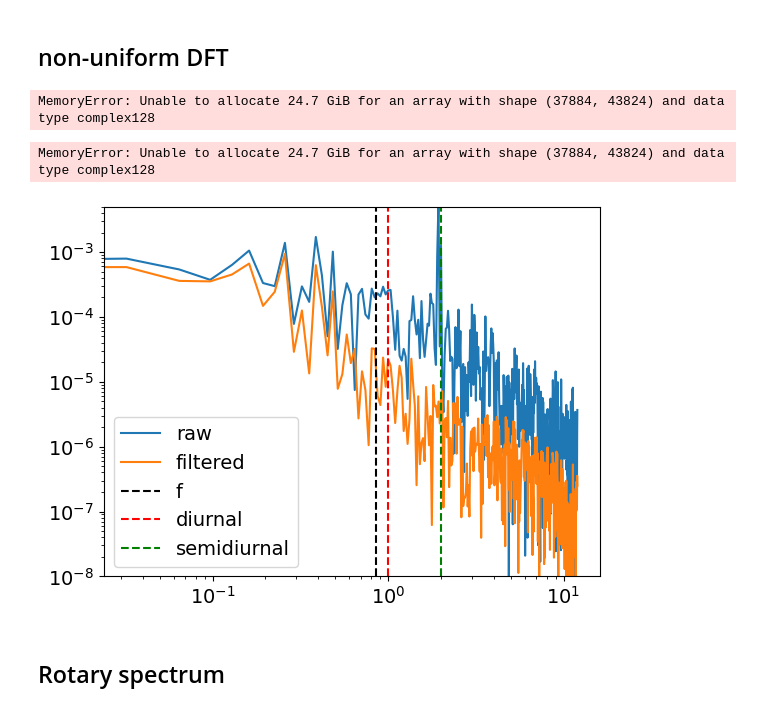
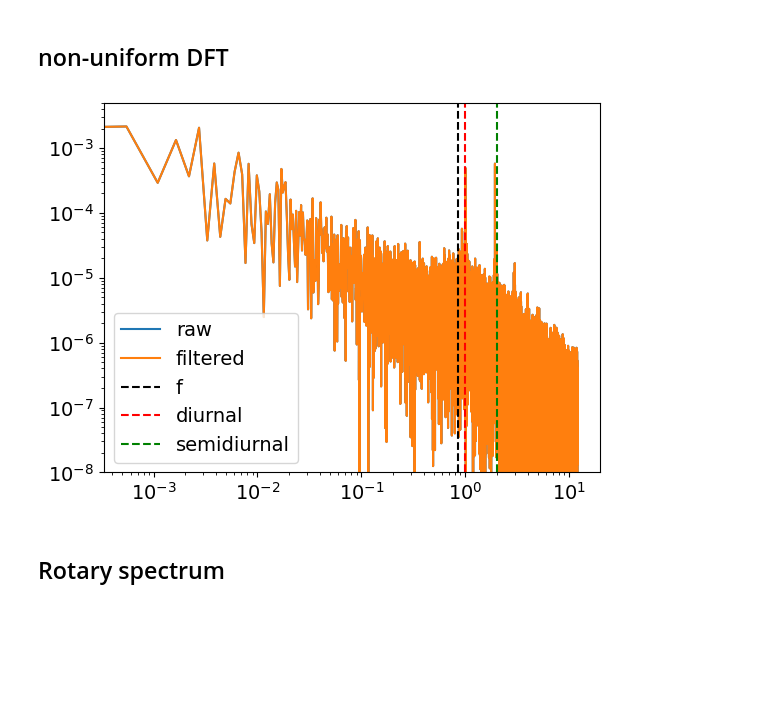
Before and after one commit to HendrikGro/TORI_Codar_Analysis, a Jupyter notebook: code/Code_TOROS.ipynb, the cells around one changed output. Cells and saved outputs as stored; diff of their text form; code cells hidden in the pictures; blank space fills up the shorter version.

```diff
--- a/code/Code_TOROS.ipynb
+++ b/code/Code_TOROS.ipynb
@@ -225,9 +231,9 @@ freq,ps,psd = spectrum1(u_detrended[:,10,10].interpolate_na(dim='time',method='l
 # %% [markdown]
 ## non-uniform DFT
 # %%
-def nudft(data,xarray_apply=True):
+def nufft(data,xarray_apply=True):
     '''
-    does a non-uniform discrete fourier transform on data with a uniform grid but nan values in it
+    does a non-uniform fast fourier transform on data with a uniform grid but nan values in it
 
     returns freq: frequency in cycles per timestep (cph for hourly data)
             f_k: amplitude for each wavenumber k as a complex number
@@ -247,7 +253,7 @@ def nudft(data,xarray_apply=True):
     data_masked = data[mask]
     t = np.linspace(0, 1,N_freq)[mask]
 
-    f_k = nfft.ndft_adjoint(t,data_masked,N_freq)
+    f_k = nfft.nfft_adjoint(t,data_masked,N_freq)
     ps = np.abs(f_k)**2/N_freq**2
     psd = ps * N_freq
     freq = k/N_freq
@@ -260,19 +266,19 @@ def nudft(data,xarray_apply=True):
 # %%
 def spectral_analysis(da):
     '''
-    apply the nudft on each spatial point of a 2D dataset along the timeseries
+    apply the nufft on each spatial point of a 2D dataset along the timeseries
     returns xarray DataSet with frequency spectrum, powerspectrum, power spectral density for each point
     t is masked time array without nans, necessary for reconstruction of time series from frequency spectrum
     '''
     dt = xr.apply_ufunc(
-                nudft,
+                nufft,
                 da,
                 input_core_dims=[['time']],
                 output_core_dims=[['freq','dim0']],
                 vectorize=True,
                 output_dtypes=['complex'],
                 dask="parallelized",
-                dask_gufunc_kwargs={'output_sizes':{'freq':(744,5)}}
+                dask_gufunc_kwargs={'output_sizes':{'freq':744,'dim0':5}}
             )
     dt = xr.Dataset(coords={
         'lat':(['y','x'],dt['lat'].data),
@@ -287,26 +293,8 @@ def spectral_analysis(da):
 
     })
     dt = dt.transpose('freq','y','x')
-    dt = dt.where(dt!=0)
+    # dt = dt.where(dt!=0)
     return dt
 
-spectral_u = spectral_analysis(velocity.u_detrended)
-spectral_v = spectral_analysis(velocity.v_detrended)
 # hann = xr.DataArray(coords={'time':velocity.time.values},data=np.hanning(744))
 # spectral_u_hann = spectral_analysis(velocity.u_demeaned*hann)
-# %%
-data = velocity.u_detrended[:,12,28]
-mask = ~np.isnan(data)
-
-N_freq = len(data)
-k = -(N_freq//2) + np.arange(N_freq)
-
-data_masked = data[mask].data
-t = np.linspace(0, 1,N_freq)[mask]
-
-f_k = nfft.ndft_adjoint(t,data_masked,N_freq)
-# ps = np.abs(f_k)**2/N_freq**2
-# psd = ps * N_freq
-# freq = k/N_freq
-# %% [output]
-MemoryError: Unable to allocate 24.7 GiB for an array with shape (37884, 43824) and data type complex128
@@ -313,8 +304,17 @@ MemoryError: Unable to allocate 24.7 GiB for an array with shape (37884, 43824)
+# %%
+spectral_v = spectral_v.where(spectral_v!=0)
+
+spectral_v_nocomplex = spectral_v.copy()
+
+spectral_v_nocomplex['f_k_real'] = np.real(spectral_v_nocomplex.f_k)
+spectral_v_nocomplex['f_k_imag'] = np.imag(spectral_v_nocomplex.f_k)
+
+spectral_v_nocomplex = spectral_v_nocomplex.drop(['f_k'])
+
+spectral_v_nocomplex.to_netcdf(input_path + 'spectral_v.nc')
 # %%
-freq,f_k,ps,psd,t = nudft(velocity.u_detrended[:,12,28],xarray_apply=False)
-# freq,f_k_filtered,ps_filtered,psd_filtered,data_reconstructed_filtered = nudft(velocity.u_filtered[:,12,28],xarray_apply=False)
+freq,f_k,ps,psd,t = nufft(velocity.v_detrended[:,12,28],xarray_apply=False)
+# freq,f_k_filtered,ps_filtered,psd_filtered,data_reconstructed_filtered = nufft(velocity.u_filtered[:,12,28],xarray_apply=False)
-# %% [output]
-MemoryError: Unable to allocate 24.7 GiB for an array with shape (37884, 43824) and data type complex128
 # %%
 freq_pos = freq[372:]
 
@@ -329,23 +329,23 @@ psd_pos[1:] = psd_pos[1:]*2
 # %%
 f_coriolis = 2*7.29e-5*np.sin(25/180*np.pi)/2/np.pi*3600*24
 
 plt.loglog(freq*24,ps,label='raw')
-plt.loglog(freq*24,ps_filtered,label='filtered')
+plt.loglog(freq*24,spectral_v.isel(x=28,y=12).ps,label='filtered')
 
 # plt.loglog(spectral_u_hann.isel(x=10,y=10).freq*24,spectral_u_hann.isel(x=10,y=10).ps,label='hann')
 # plt.loglog(spectral_u.isel(x=10,y=10).freq*24,spectral_u.isel(x=10,y=10).ps,label='detrend')
 
 ymin,ymax = 1e-8,5e-3
 plt.vlines([f_coriolis],ymin,ymax,color=['k'],linestyle='--',label='f')
 plt.vlines([1],ymin,ymax,color=['r'],linestyle='--',label='diurnal')
 plt.vlines([2],ymin,ymax,color=['g'],linestyle='--',label='semidiurnal')
 
 plt.legend(loc='lower left')
 plt.ylim([ymin,ymax]);
 
 # plt.savefig('/Users/2311043/Documents/GitHub/TORI/spectrum_filtervsraw.png')
 # %% [output]
-[figure, old version]
+[figure, new version]
 # %% [markdown]
 ## Rotary spectrum
 # %%
```
Also changed, not shown: parts of 11 cells of this notebook.
